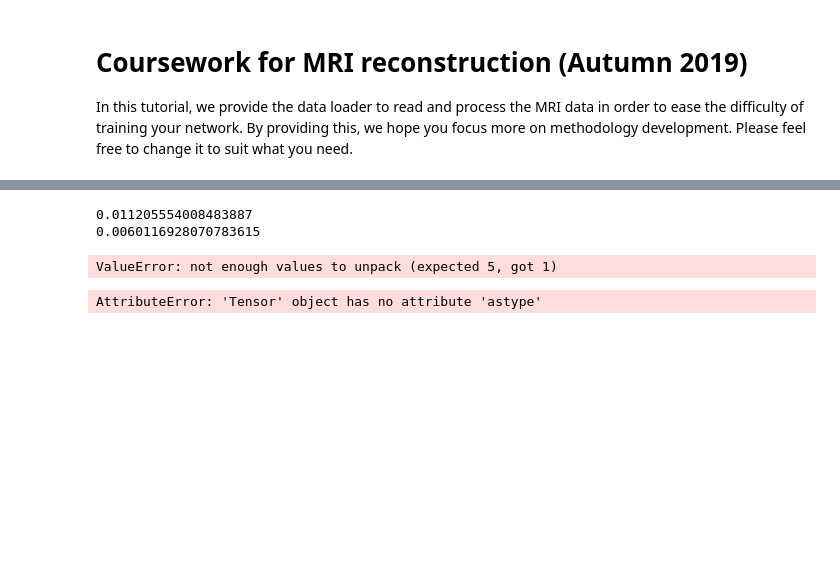
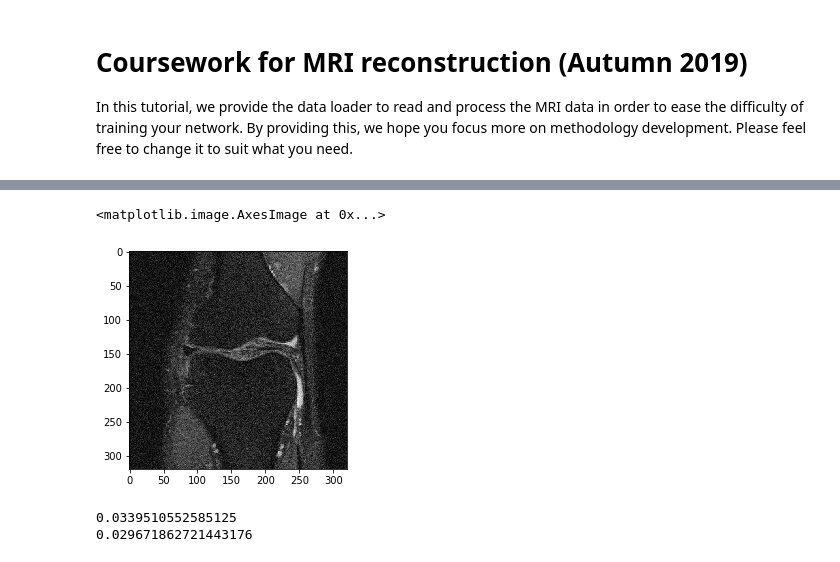
Before and after one commit to rd2g16/MRI-Image-Reconstruction, a Jupyter notebook: data_loader.ipynb, the cells around one changed output, grey strips where cells are left out. Drawn from its saved outputs; the diff is of its cells as text; code cells hidden in the pictures; blank space fills up the shorter version.

```diff
--- a/data_loader.ipynb
+++ b/data_loader.ipynb
@@ -458,5 +534,10 @@ print(np.nanmean(a))
+# %%
+plt.imshow(gt, cmap='gray')
+# %% [output]
+<matplotlib.image.AxesImage at 0x...>
+[figure, added]
 # %%
-image, gt = train_dataset[3]
+gt, image = train_dataset[3]
 image = image.unsqueeze(0).to('cuda:0')
 image = image.unsqueeze(0)
 gt = gt.unsqueeze(0).to('cuda:0')
@@ -467,5 +548,5 @@ loss2 = mse_loss(image, gt)
 print(loss.item())
 print(loss2.item())
 # %% [output]
-0.011205554008483887
-0.0060116928070783615
+0.0339510552585125
+0.029671862721443176
@@ -510,38 +552,0 @@ train.shape
-# %%
-lr = 1e-3
-
-network = AlexNet()
-network.to('cuda:0') #move the model on the GPU
-mse_loss = nn.MSELoss().to('cuda:0')
-
-optimizer = optim.Adam(network.parameters(), lr=lr)
-train_loader = DataLoader(train, shuffle=True, batch_size=1, num_workers=num_workers)
-for iteration, sample in enumerate(train_loader):
-    #img_gt, img_und, rawdata_und, masks, norm = sample
-
-    output = network(img_und)       #feedforward
-    print(output.shape)
-
-    loss = mse_loss(output, img_gt)
-    optimizer.zero_grad()       #set current gradients to 0
-    loss.backward()      #backpropagate
-    optimizer.step()     #update the weights
-    print(loss.item(), "  ")
-
-    i = 0
-    j +=1
-
-    if j%100 == 0:
-        for row in range(0,320):
-            for col in range(0,320):
-                if output[0,0,row,col].item() == img_gt[0,0,row,col].item():
-
-                        i +=1
-        print(i, "\n \n")
-# %% [output]
-ValueError: not enough values to unpack (expected 5, got 1)
-# %%
-a = torch.tensor([2])
-a.astype(np.float64)
-# %% [output]
-AttributeError: 'Tensor' object has no attribute 'astype'
```
Also changed, not shown: parts of 15 cells of this notebook, 6 other files.
